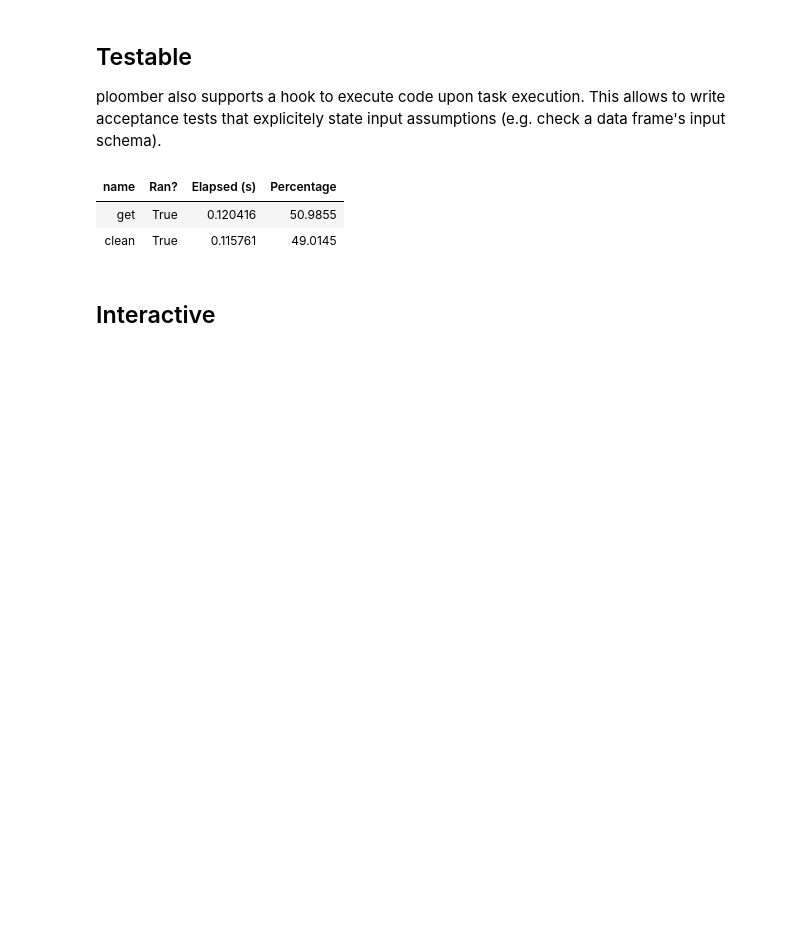
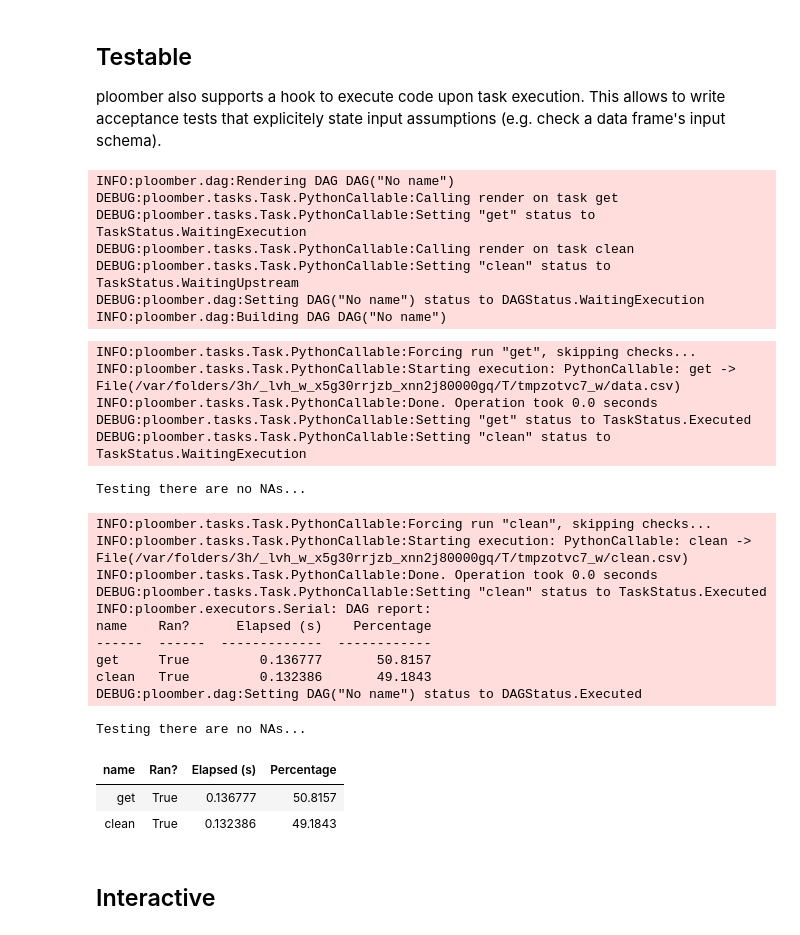
Before and after one commit to ploomber/ploomber, a Jupyter notebook: doc/quickstart.ipynb, the cells around one changed output. Saved outputs shown, nothing was run; the diff lists cells and outputs as text; code cells hidden in the pictures; blank space fills up the shorter version.

```diff
--- a/doc/quickstart.ipynb
+++ b/doc/quickstart.ipynb
@@ -105,9 +130,35 @@ clean.on_finish = test_no_nas
-# %%
-dag.build()
-# %% [output]
-| name | Ran? | Elapsed (s) | Percentage |
-| get | True | 0.120416 | 50.9855 |
-| clean | True | 0.115761 | 49.0145 |
+# %%
+# Ignore status and force execution on all tasks
+# so we also run on_finish
+dag.build(force=True)
+# %% [output]
+INFO:ploomber.dag:Rendering DAG DAG("No name")
+DEBUG:ploomber.tasks.Task.PythonCallable:Calling render on task get
+DEBUG:ploomber.tasks.Task.PythonCallable:Setting "get" status to TaskStatus.WaitingExecution
+DEBUG:ploomber.tasks.Task.PythonCallable:Calling render on task clean
+DEBUG:ploomber.tasks.Task.PythonCallable:Setting "clean" status to TaskStatus.WaitingUpstream
+DEBUG:ploomber.dag:Setting DAG("No name") status to DAGStatus.WaitingExecution
+INFO:ploomber.dag:Building DAG DAG("No name")
+INFO:ploomber.tasks.Task.PythonCallable:Forcing run "get", skipping checks...
+INFO:ploomber.tasks.Task.PythonCallable:Starting execution: PythonCallable: get -> File(/var/folders/3h/_lvh_w_x5g30rrjzb_xnn2j80000gq/T/tmpzotvc7_w/data.csv)
+INFO:ploomber.tasks.Task.PythonCallable:Done. Operation took 0.0 seconds
+DEBUG:ploomber.tasks.Task.PythonCallable:Setting "get" status to TaskStatus.Executed
+DEBUG:ploomber.tasks.Task.PythonCallable:Setting "clean" status to TaskStatus.WaitingExecution
+Testing there are no NAs...
+INFO:ploomber.tasks.Task.PythonCallable:Forcing run "clean", skipping checks...
+INFO:ploomber.tasks.Task.PythonCallable:Starting execution: PythonCallable: clean -> File(/var/folders/3h/_lvh_w_x5g30rrjzb_xnn2j80000gq/T/tmpzotvc7_w/clean.csv)
+INFO:ploomber.tasks.Task.PythonCallable:Done. Operation took 0.0 seconds
+DEBUG:ploomber.tasks.Task.PythonCallable:Setting "clean" status to TaskStatus.Executed
+INFO:ploomber.executors.Serial: DAG report:
+name    Ran?      Elapsed (s)    Percentage
+------  ------  -------------  ------------
+get     True         0.136777       50.8157
+clean   True         0.132386       49.1843
+DEBUG:ploomber.dag:Setting DAG("No name") status to DAGStatus.Executed
+Testing there are no NAs...
+| name | Ran? | Elapsed (s) | Percentage |
+| get | True | 0.136777 | 50.8157 |
+| clean | True | 0.132386 | 49.1843 |
 # %% [markdown]
 ## Interactive
 # %%
```
Also changed, not shown: parts of 14 cells of this notebook, 9 other files.
